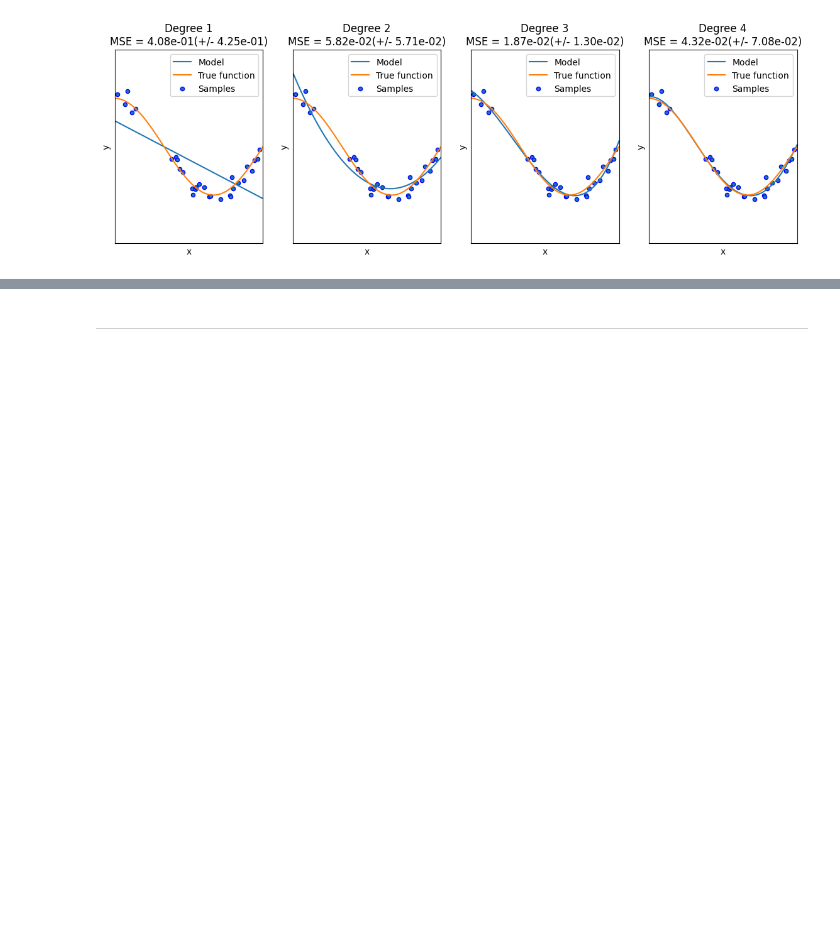
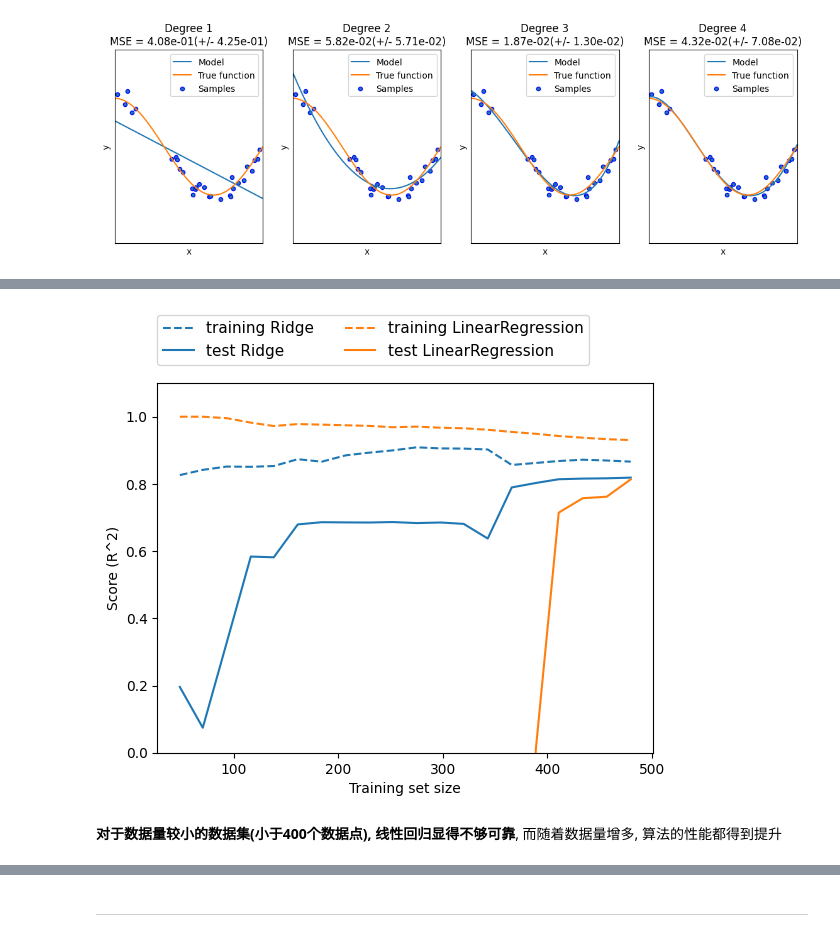
Before and after one commit to czy1101kksk/BriGhTczy-LearningNote, a Jupyter notebook: 机器学习 模型整理.ipynb, the cells around one changed output, grey strips where cells are left out. Drawn from its saved outputs; the diff is of its cells as text; code cells hidden in the pictures; blank space fills up the shorter version.

```diff
--- a/机器学习 模型整理.ipynb
+++ b/机器学习 模型整理.ipynb
@@ -317,0 +366,6 @@ plt.show()
+# %%
+mglearn.plots.plot_ridge_n_samples()
+# %% [output]
+[figure, added]
+# %% [markdown]
+**对于数据量较小的数据集(小于400个数据点), 线性回归显得不够可靠**, 而随着数据量增多, 算法的性能都得到提升
```
Also changed, not shown: parts of 56 cells of this notebook, 3 other files.
